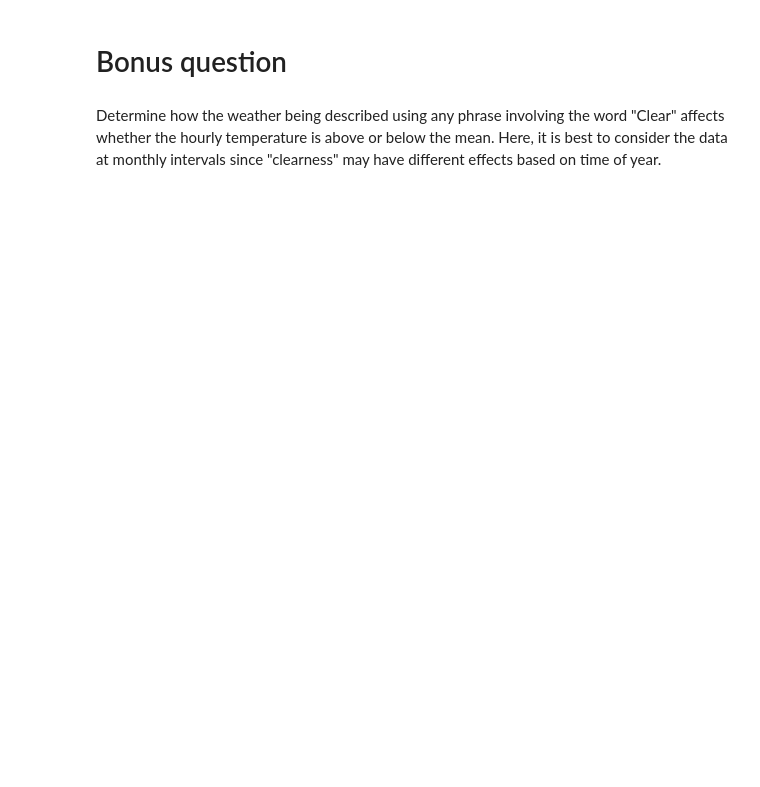
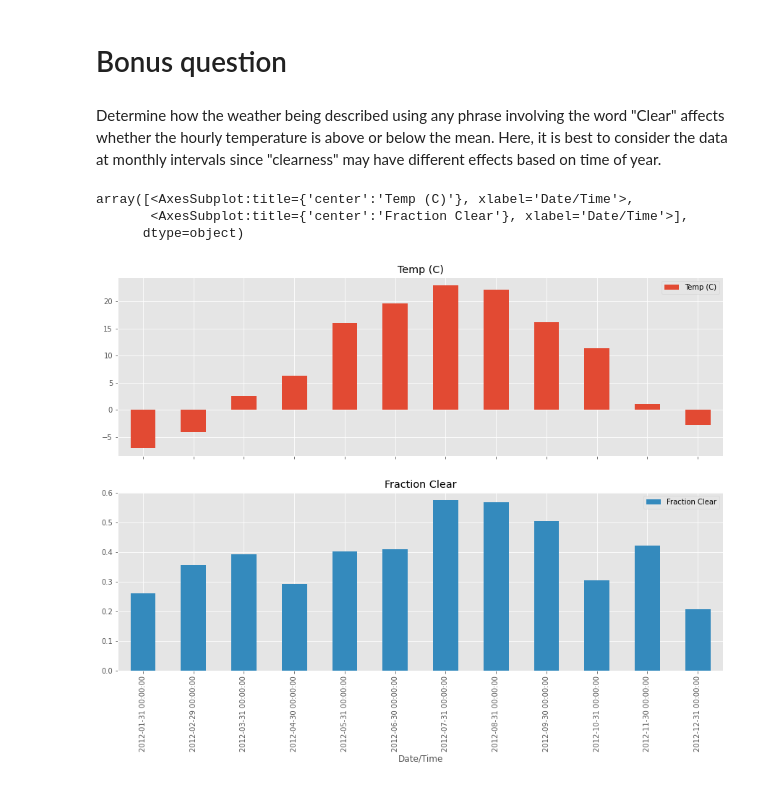
Before and after one commit to KCGallagher/pandas-cookbook, a Jupyter notebook: problem_sets/Chapter 5 - String Operations - Which month was the snowiest.ipynb, the cells around one changed output. Cells and saved outputs as stored; diff of their text form; code cells hidden in the pictures; blank space fills up the shorter version.

```diff
--- a/problem_sets/Chapter 5 - String Operations - Which month was the snowiest.ipynb
+++ b/problem_sets/Chapter 5 - String Operations - Which month was the snowiest.ipynb
@@ -196,3 +196,16 @@ array([<matplotlib.axes._subplots.AxesSubplot object at 0x...>,
 # Bonus question
 # %% [markdown]
 Determine how the weather being described using any phrase involving the word "Clear" affects whether the hourly temperature is above or below the mean. Here, it is best to consider the data at monthly intervals since "clearness" may have different effects based on time of year.
+# %%
+is_clear = weather_description.str.contains('Clear')
+fraction_clear = is_clear.astype(float).resample('M').apply(np.mean)
+fraction_clear.name = "Fraction Clear"
+
+temperature = weather_2012['Temp (C)'].resample('M').apply(np.median)
+stats = pd.concat([temperature, fraction_clear], axis=1)
+stats.plot(kind='bar', subplots=True, figsize=(15, 10))
+# %% [output]
+array([<AxesSubplot:title={'center':'Temp (C)'}, xlabel='Date/Time'>,
+       <AxesSubplot:title={'center':'Fraction Clear'}, xlabel='Date/Time'>],
+      dtype=object)
+[figure, added]
```
Also changed, not shown: parts of 10 cells of this notebook, 1 other file.
